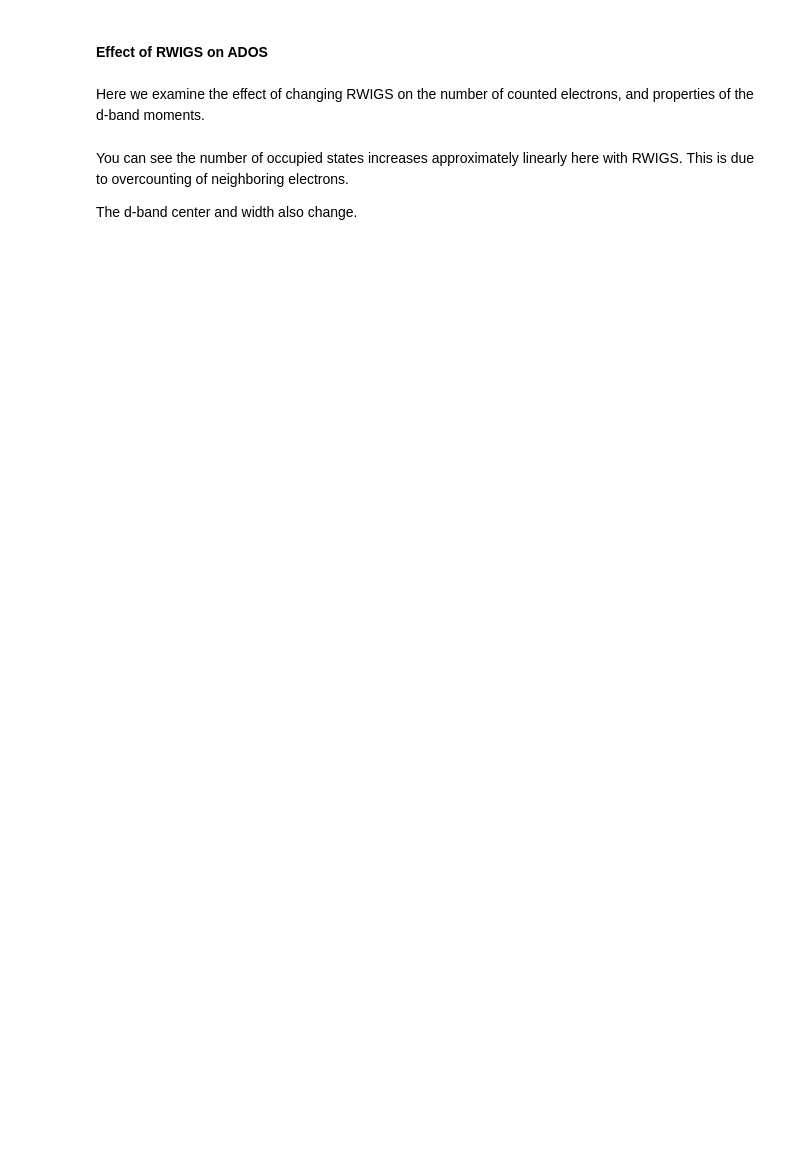
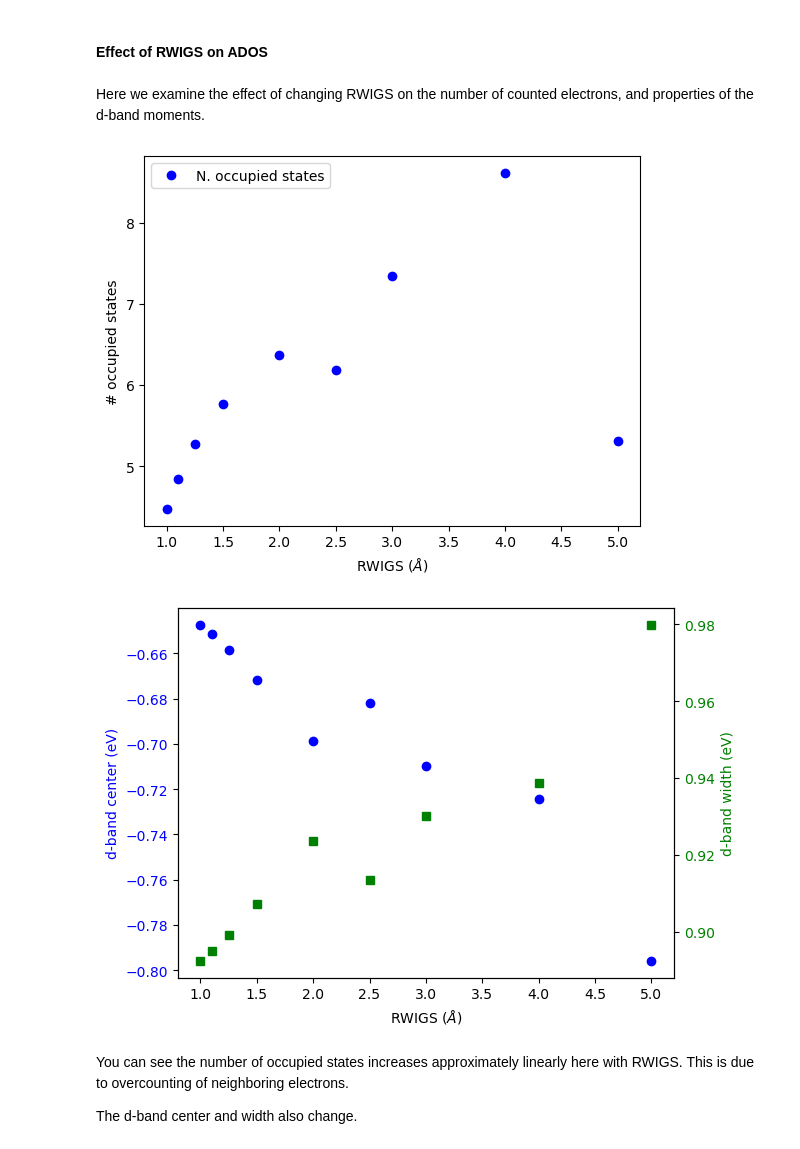
Before and after one commit to jkitchin/dft-book, a Jupyter notebook: notebooks/04-bulk-systems/12-atom-projected-density-of-states.ipynb, the cells around one changed output. Cells and saved outputs as stored; diff of their text form; code cells hidden in the pictures; blank space fills up the shorter version.

```diff
--- a/notebooks/04-bulk-systems/12-atom-projected-density-of-states.ipynb
+++ b/notebooks/04-bulk-systems/12-atom-projected-density-of-states.ipynb
@@ -99,8 +106,7 @@ RWIGS = [1.0, 1.1, 1.25, 1.5, 2.0, 2.5, 3.0, 4.0, 5.0 ]
 ED, WD, N = [], [], []
 
 for rwigs in RWIGS:
-    calc = Vasp(label='bulk/pd-ados')
-    calc.clone(f'bulk/pd-ados-rwigs-{rwigs}')
+    calc = Vasp(label='bulk/pd-ados').clone(f'bulk/pd-ados-rwigs-{rwigs}')
     calc.set(rwigs={'Pd': rwigs})
     calc.calculate()
 
@@ -114,37 +120,37 @@ for rwigs in RWIGS:
     dos = dos[ind]
 
     Nstates = np.trapz(dos, energies)
     occupied = energies <= 0.0
     N_occupied_states = np.trapz(dos[occupied], energies[occupied])
     ed = np.trapz(energies * dos, energies) / np.trapz(dos, energies)
     wd2 = np.trapz(energies**2 * dos, energies) / np.trapz(dos, energies)
 
     N.append(N_occupied_states)
     ED.append(ed)
     WD.append(wd2**0.5)
 
 plt.plot(RWIGS, N, 'bo', label='N. occupied states')
 plt.legend(loc='best')
 plt.xlabel('RWIGS ($\AA$)')
 plt.ylabel('# occupied states')
-plt.savefig('images/ados-rwigs-occupation.png')
+
 
 
 fig, ax1 = plt.subplots()
 ax1.plot(RWIGS, ED, 'bo', label='d-band center (eV)')
 ax1.set_xlabel('RWIGS ($\AA$)')
 ax1.set_ylabel('d-band center (eV)', color='b')
 for tl in ax1.get_yticklabels():
     tl.set_color('b')
 
 ax2 = ax1.twinx()
 ax2.plot(RWIGS, WD, 'gs', label='d-band width (eV)')
 ax2.set_ylabel('d-band width (eV)', color='g')
 for tl in ax2.get_yticklabels():
     tl.set_color('g')
-
-plt.savefig('images/ados-rwigs-moments.png')
-plt.show()
+# %% [output]
+[figure, added]
+[figure, added]
 # %% [markdown]
 You can see the number of occupied states increases approximately linearly here with RWIGS. This is due to overcounting of neighboring electrons.
 
```
Also changed, not shown: parts of 1 cell of this notebook, 7 other files.
